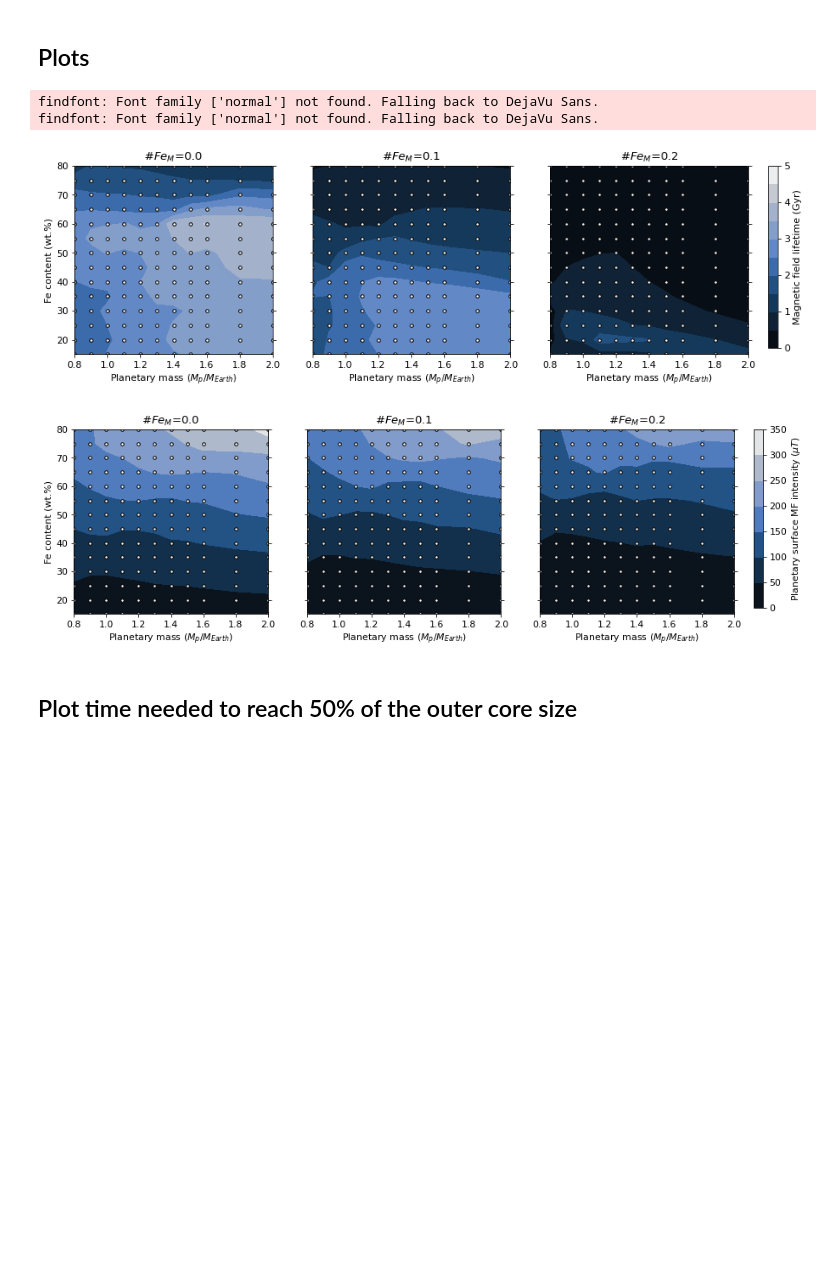
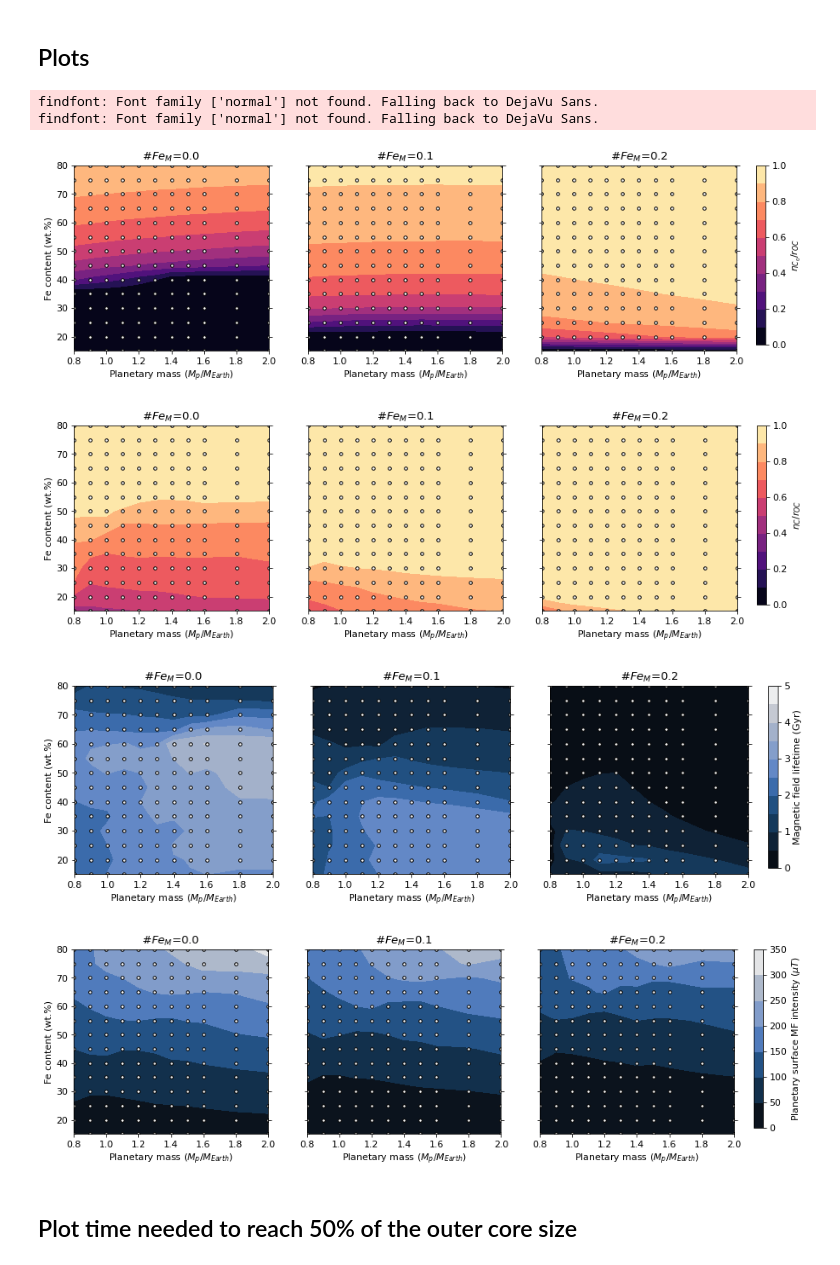
Before and after one commit to irenebonati/exo-cores, a Jupyter notebook: Planets_Evolution.ipynb, the cells around one changed output. Drawn from its saved outputs; the diff is of its cells as text; code cells hidden in the pictures; blank space fills up the shorter version.

```diff
--- a/Planets_Evolution.ipynb
+++ b/Planets_Evolution.ipynb
@@ -49,10 +49,10 @@ bamako_r = reverse_colourmap(bamako)
 # %% [markdown]
 ## Look at one case with a given planetary mass, bulk and mantle iron content, and light element fraction
 # %%
-Mp  = 2.0
-XFe = 75.
+Mp  = 1.0
+XFe = 30.
 FeM = 0.
-S = 0.1
+S = 0.05
 
 Planet = evolution.Rocky_Planet(Mp, XFe, FeM, S)
 # %%
@@ -296,21 +292,23 @@ def plot_evolution(nplot,Masses,Fe,arr,yl,figsize=[10,4],leg=(0.98, 0.98),yltop=
 ## Plots
 # %%
 #plot_contourf(M,F,r_IC_beginning,Masses,Fe,Fe_mantle,levels_rIC,plots_folder,colormap=plt.cm.magma,clabel="ICB radius (km)",figname="r_IC0_FeM.pdf")
-#plot_contourf(M,F,r_IC_beginning/r_OC,Masses,Fe,Fe_mantle,levels_ICMF,plots_folder,colormap=plt.cm.magma,clabel="$r_{IC_{0}}$/$r_{OC}$",figname="ICMF0_FeM.pdf")
+plot_contourf(M,F,r_IC_beginning/r_OC,Masses,Fe,Fe_mantle,levels_ICMF,plots_folder,colormap=plt.cm.magma,clabel="$r_{IC_{0}}$/$r_{OC}$",figname="ICMF0_FeM.pdf")
 
-#plot_contourf(M,F,r_IC_end/r_OC,Masses,Fe,Fe_mantle,levels_ICMF,plots_folder,colormap=plt.cm.magma,clabel="$r_{IC}$/$r_{OC}$",figname="ICMF_FeM.pdf")
+plot_contourf(M,F,r_IC_end/r_OC,Masses,Fe,Fe_mantle,levels_ICMF,plots_folder,colormap=plt.cm.magma,clabel="$r_{IC}$/$r_{OC}$",figname="ICMF_FeM.pdf")
 
 plot_contourf(M,F,MF_lifetime,Masses,Fe,Fe_mantle,levels_MF,plots_folder,colormap=oslo,clabel="Magnetic field lifetime (Gyr)",figname="MF_lifetime_FeM.pdf")
 
 #plot_contourf(M,F,MF_strength,Masses,Fe,Fe_mantle,levels_MFstr,plots_folder,colormap=oslo,clabel="Magnetic moment ($M_{m_{Earth}}$)",figname="MM.pdf")
 
 # Surface strength
 plot_contourf(M,F,MF_surface,Masses,Fe,Fe_mantle,levels_MFsurf,plots_folder,colormap=oslo,clabel="Planetary surface MF intensity ($\mu T$)",figname="M_surf.pdf")
 # %% [output]
 findfont: Font family ['normal'] not found. Falling back to DejaVu Sans.
 findfont: Font family ['normal'] not found. Falling back to DejaVu Sans.
-[figure, old version]
+[figure, new version]
-[figure, old version]
+[figure, new version]
+[figure, added]
+[figure, added]
 # %% [markdown]
 ## Plot time needed to reach 50% of the outer core size
 # %%
```
Also changed, not shown: parts of 6 cells of this notebook, 2 other files.
